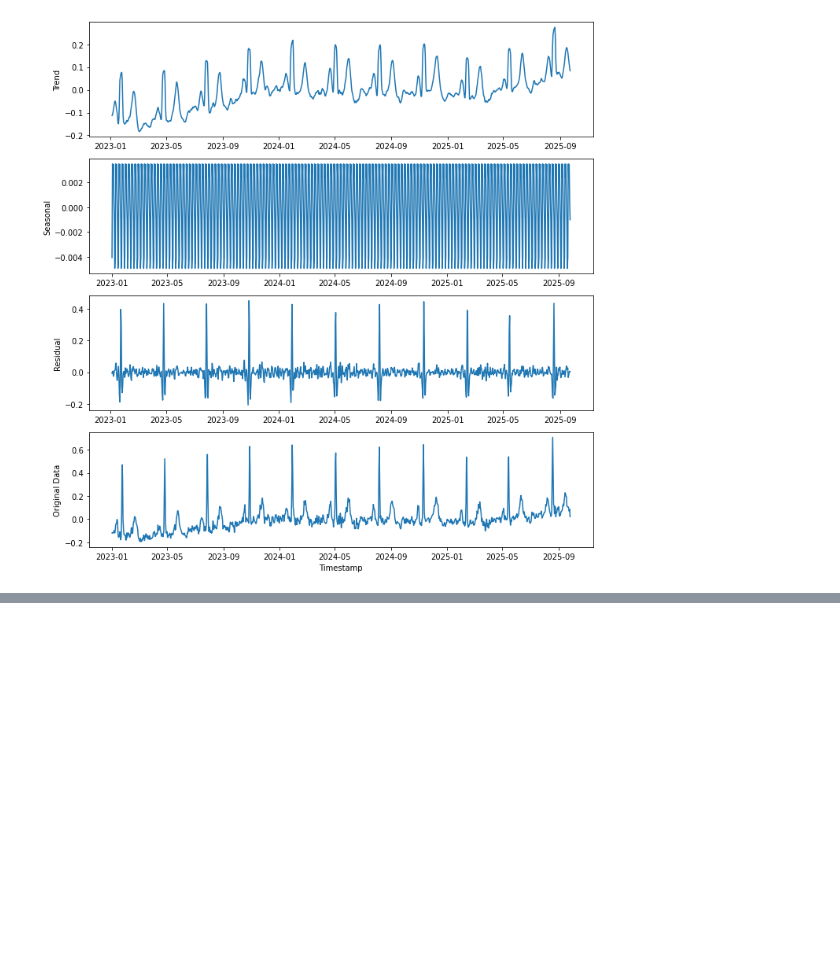
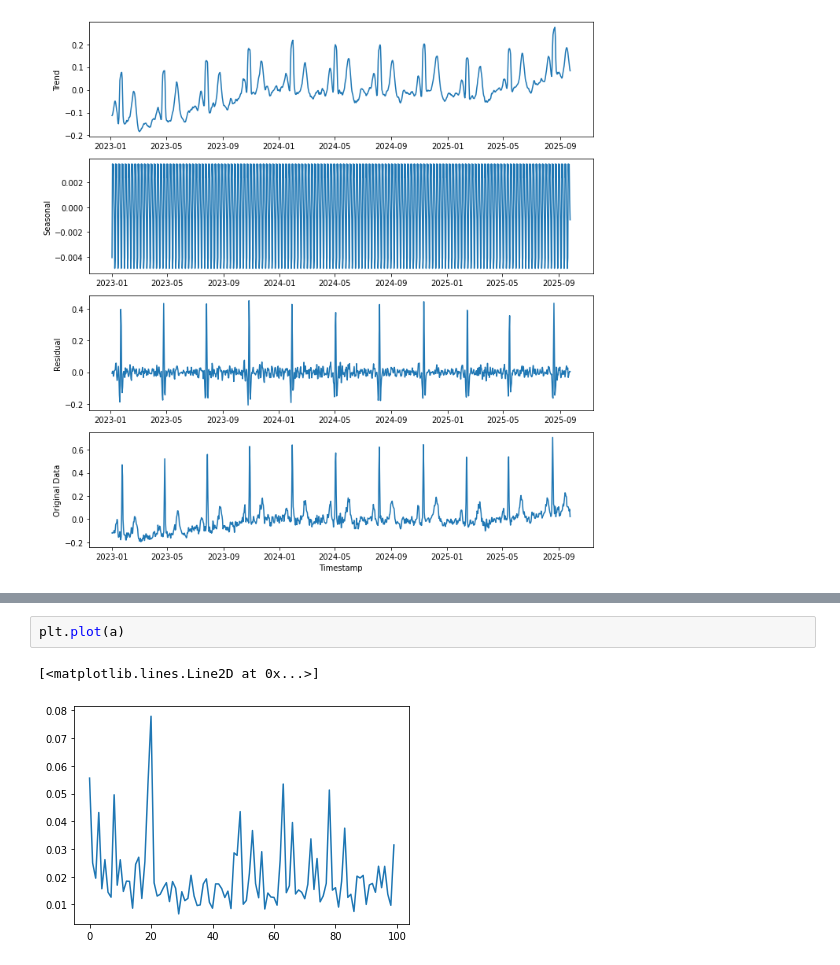
Before and after one commit to eniafou/Custom_ecg_wavnet, a Jupyter notebook: playground.ipynb, the cells around one changed output, grey strips where cells are left out. Cells and saved outputs as stored; diff of their text form; blank space fills up the shorter version.

```diff
--- a/playground.ipynb
+++ b/playground.ipynb
@@ -91,0 +185,5 @@ plt.show()
+# %%
+plt.plot(a)
+# %% [output]
+[<matplotlib.lines.Line2D at 0x...>]
+[figure, added]
```
Also changed, not shown: parts of 19 cells of this notebook, 8 other files.
